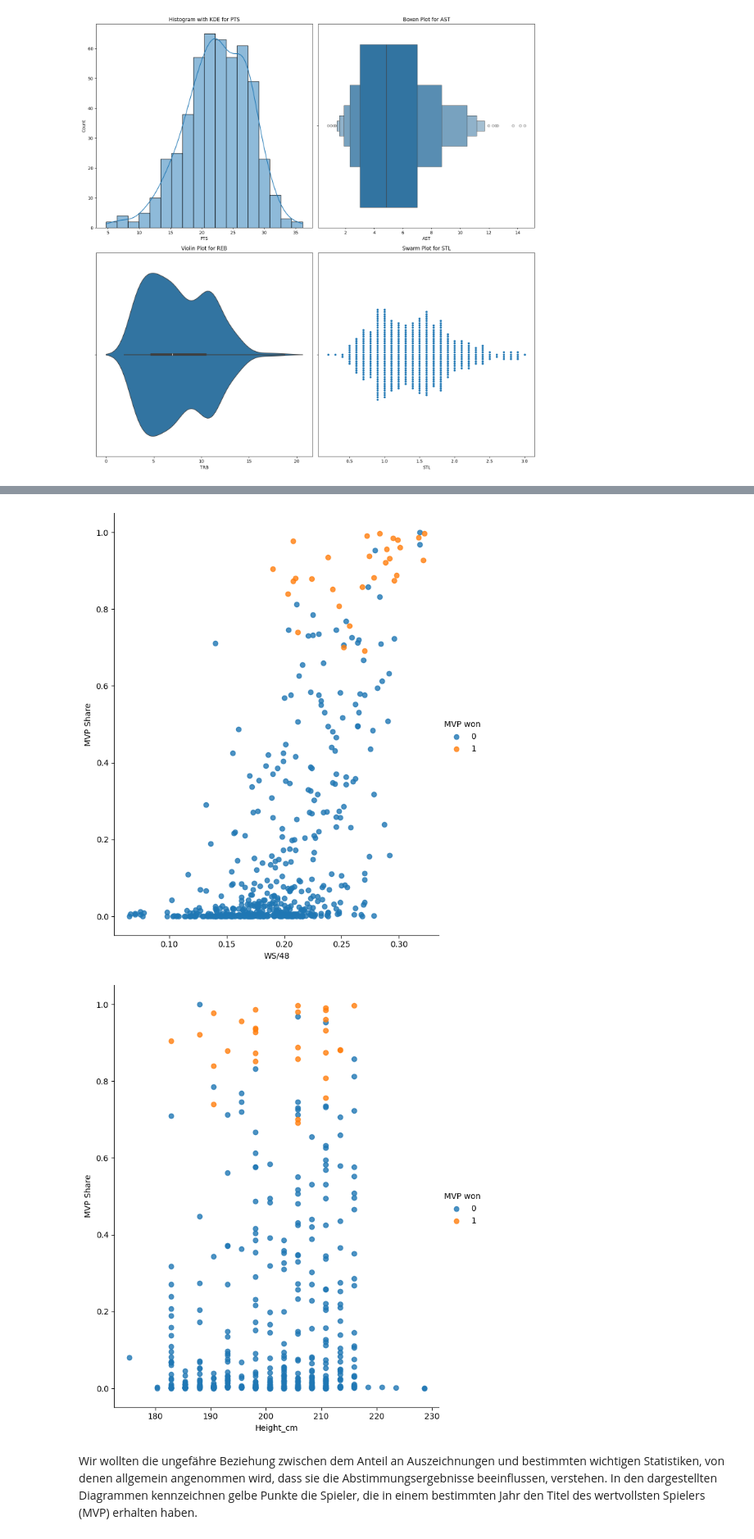
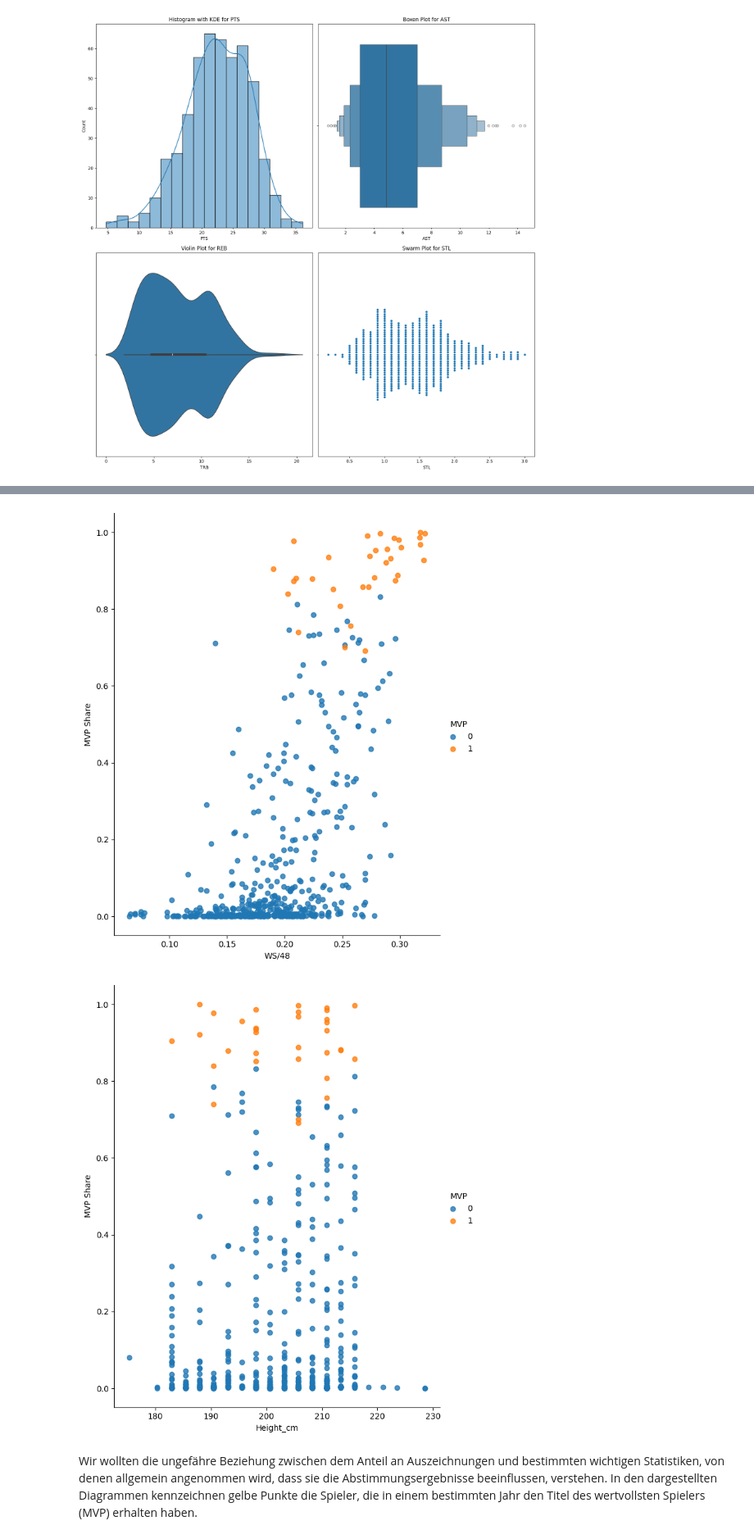
Before and after one commit to mimitridurri/ADS_Group2, a Jupyter notebook: WebScrape/Group2.ipynb, the cells around one changed output, grey strips where cells are left out. Shown at 82% size. Cells and saved outputs as stored; diff of their text form; code cells hidden in the pictures.

```diff
--- a/WebScrape/Group2.ipynb
+++ b/WebScrape/Group2.ipynb
@@ -201,6 +191,7 @@ Rudy Gobert's career 3P%: 0.000
 # %% [markdown]
 Anreicherung der Daten aus dem WebScrping mit den Daten aus der API
 # %%
+
 # Assuming you have your DataFrame as `mvps`
 mvps.reset_index(drop=True, inplace=True)
 
@@ -262,9 +253,13 @@ def get_player_info(full_name, year):
         player_info = commonplayerinfo.CommonPlayerInfo(player_id=player_id).get_normalized_dict()
         player_info_data = player_info['CommonPlayerInfo'][0]
         if adjusted_year >= int(player_info_data['FROM_YEAR']) and adjusted_year <= int(player_info_data['TO_YEAR']):
-            return player_info_data['COUNTRY'], player_info_data['POSITION'], player_info_data['WEIGHT'], player_info_data['HEIGHT'], player_info_data['DRAFT_NUMBER']
+            return (player_info_data['COUNTRY'],
+                    player_info_data['POSITION'],
+                    player_info_data['WEIGHT'],
+                    player_info_data['HEIGHT'],
+                    player_info_data['DRAFT_NUMBER'])
 
-    return None, None, None, None, None
+
 def get_player_stats(full_name, year):
     # Check if the name is a known exception and replace accordingly.
     full_name = known_exceptions.get(full_name, full_name)
@@ -278,7 +273,15 @@ def get_player_stats(full_name, year):
 
         for season_stats in player_info_stats['SeasonTotalsRegularSeason']:
             if season_stats['SEASON_ID'] == season_id:
-                return (season_stats['FGA'], season_stats['FGM'], season_stats['FTA'], season_stats['FTM'], season_stats['TOV'], season_stats['FG3M'], season_stats['MIN'], season_stats['DREB'], season_stats['OREB'])
+                return (season_stats['FGA'],
+                        season_stats['FGM'],
+                        season_stats['FTA'],
+                        season_stats['FTM'],
+                        season_stats['TOV'],
+                        season_stats['FG3M'],
+                        season_stats['MIN'],
+                        season_stats['DREB'],
+                        season_stats['OREB'])
 
     print(f"No stats found for {full_name} in season {season_id}")
 
@@ -768,7 +794,7 @@ sns.lmplot(x='PTS',
         aspect=.8,
         data=mvps,
         fit_reg=False,
-        hue='MVP won',
+        hue='MVP',
         legend=True)
 
 plt.xlabel("Points per Game")
@@ -780,7 +806,7 @@ sns.lmplot(x='WS/48',
         aspect=.8,
         data=mvps,
         fit_reg=False,
-        hue='MVP won',
+        hue='MVP',
         legend=True)
 
 plt.xlabel("WS/48")
@@ -792,7 +818,7 @@ sns.lmplot(x='Height_cm',
         aspect=.8,
         data=mvps,
         fit_reg=False,
-        hue='MVP won',
+        hue='MVP',
         legend=True)
 
 plt.xlabel("Height_cm")
@@ -805,5 +831,5 @@ plt.show()
-[figure, old version]
+[figure, new version]
-[figure, old version]
+[figure, new version]
 # %% [markdown]
 Wir wollten die ungefähre Beziehung zwischen dem Anteil an Auszeichnungen und bestimmten wichtigen Statistiken, von denen allgemein angenommen wird, dass sie die Abstimmungsergebnisse beeinflussen, verstehen. In den dargestellten Diagrammen kennzeichnen gelbe Punkte die Spieler, die in einem bestimmten Jahr den Titel des wertvollsten Spielers (MVP) erhalten haben.
 # %% [markdown]
```
Also changed, not shown: parts of 19 cells of this notebook.
